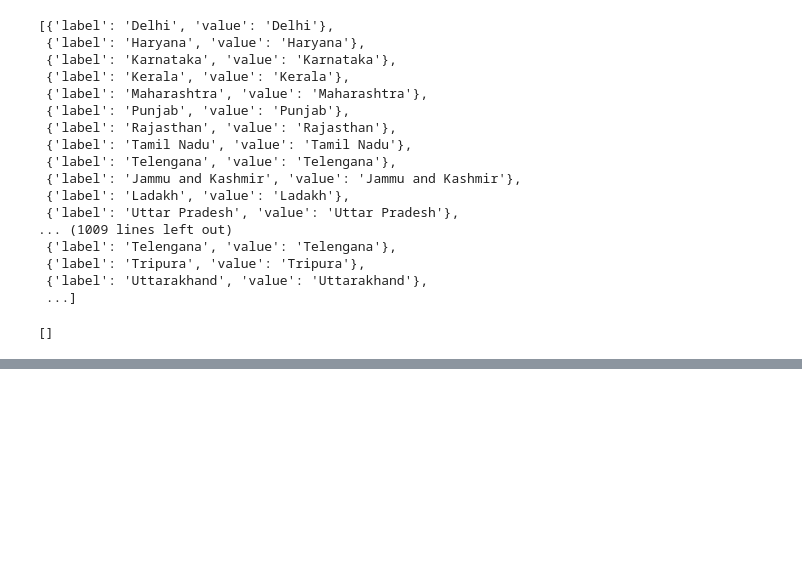
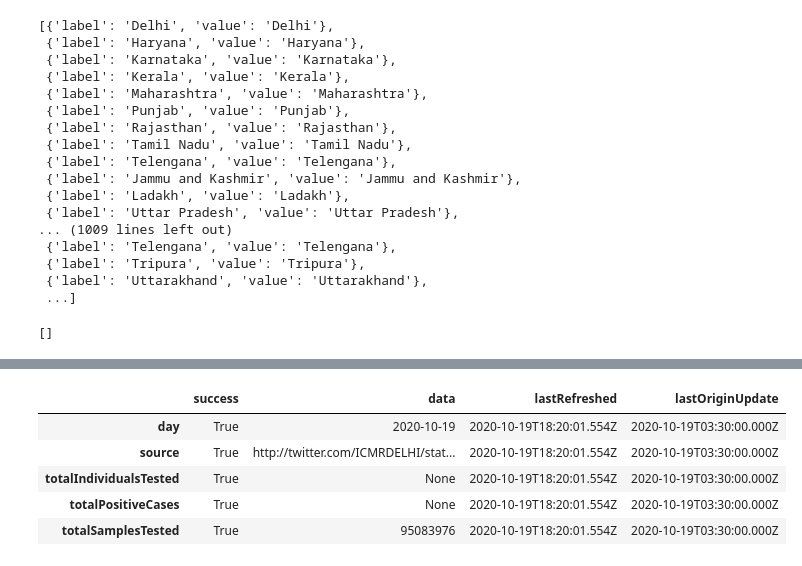
Before and after one commit to kusumakarshukla/COVID19, a Jupyter notebook: src/Untitled.ipynb, the cells around one changed output, grey strips where cells are left out. Saved outputs shown, nothing was run; the diff lists cells and outputs as text; code cells hidden in the pictures; blank space fills up the shorter version.

```diff
--- a/src/Untitled.ipynb
+++ b/src/Untitled.ipynb
@@ -231,0 +277,15 @@ types=['label','value']
+# %%
+res2=requests.get('https://api.rootnet.in/covid19-in/stats/testing/latest').text
+# %%
+res2=json.loads(res2)
+# %%
+df2=pd.DataFrame(res2)
+# %%
+df2
+# %% [output]
+|  | success | data | lastRefreshed | lastOriginUpdate |
+| day | True | 2020-10-19 | 2020-10-19T18:20:01.554Z | 2020-10-19T03:30:00.000Z |
+| source | True | http://twitter.com/ICMRDELHI/stat... | 2020-10-19T18:20:01.554Z | 2020-10-19T03:30:00.000Z |
+| totalIndividualsTested | True | None | 2020-10-19T18:20:01.554Z | 2020-10-19T03:30:00.000Z |
+| totalPositiveCases | True | None | 2020-10-19T18:20:01.554Z | 2020-10-19T03:30:00.000Z |
+| totalSamplesTested | True | 95083976 | 2020-10-19T18:20:01.554Z | 2020-10-19T03:30:00.000Z |
```
Also changed, not shown: parts of 6 cells of this notebook, 9 other files.
